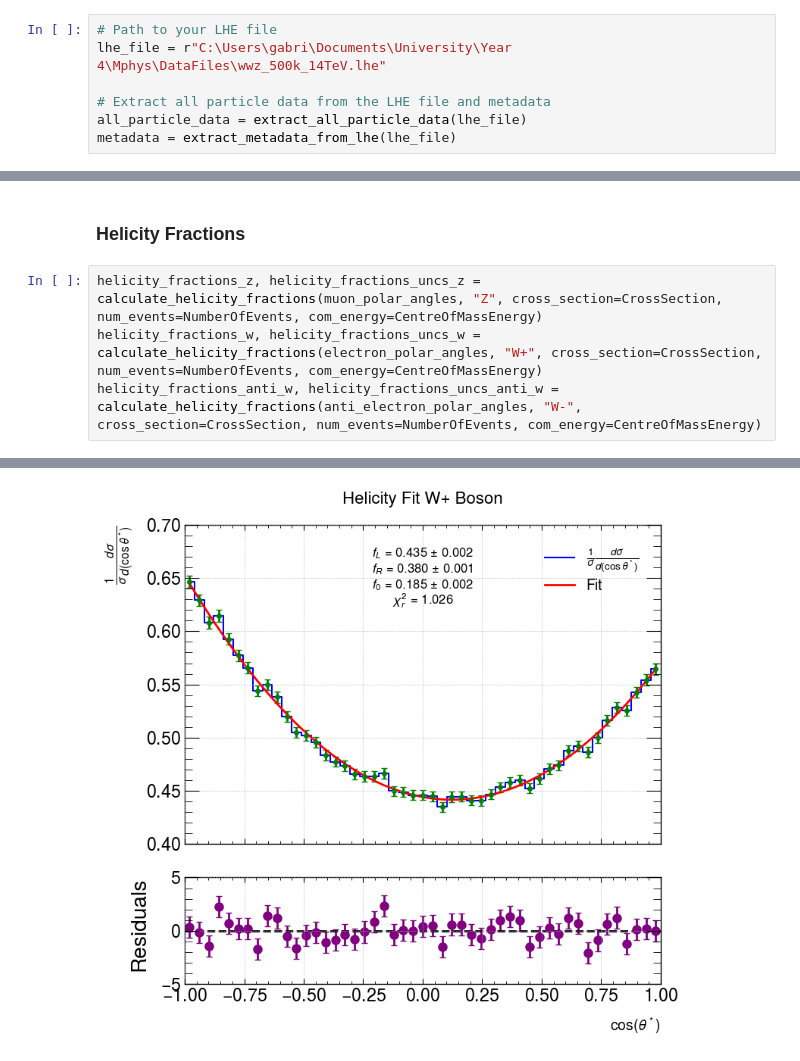
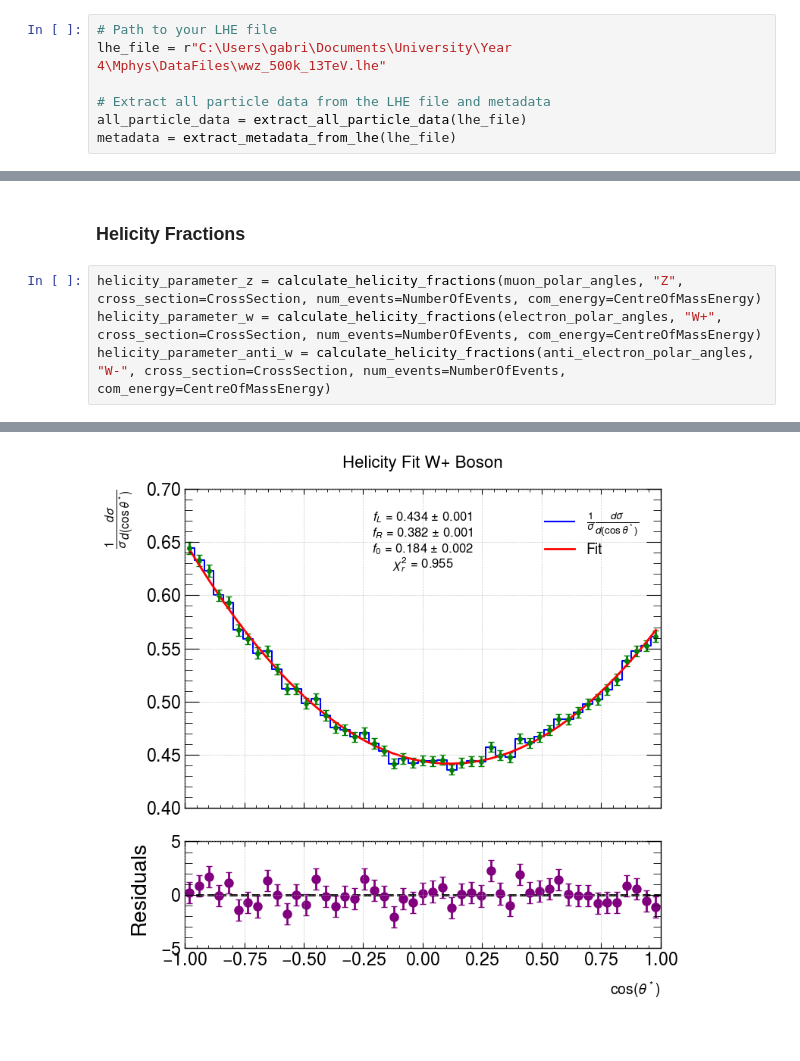
Before and after one commit to Gabriel-HowellBatty/TriBoson, a Jupyter notebook: Polarisation/Polarity Code.ipynb, the cells around one changed output, grey strips where cells are left out. Cells and saved outputs as stored; diff of their text form.

```diff
--- a/Polarisation/Polarity Code.ipynb
+++ b/Polarisation/Polarity Code.ipynb
@@ -538,7 +616,7 @@ def plot_phi_distribution(phi_data, cross_section, com_energy, num_events, decay
 ### Importing Data
 # %%
 # Path to your LHE file
-lhe_file = r"C:\Users\gabri\Documents\University\Year 4\Mphys\DataFiles\wwz_500k_14TeV.lhe"
+lhe_file = r"C:\Users\gabri\Documents\University\Year 4\Mphys\DataFiles\wwz_500k_13TeV.lhe"
 
 # Extract all particle data from the LHE file and metadata
 all_particle_data = extract_all_particle_data(lhe_file)
@@ -673,7 +760,7 @@ plot_phi_distribution(anti_electron_neutrino_azimuthal_angles, cross_section=Cro
 # %% [markdown]
 ### Helicity Fractions
 # %%
-helicity_fractions_z, helicity_fractions_uncs_z = calculate_helicity_fractions(muon_polar_angles, "Z", cross_section=CrossSection, num_events=NumberOfEvents, com_energy=CentreOfMassEnergy)
-helicity_fractions_w, helicity_fractions_uncs_w = calculate_helicity_fractions(electron_polar_angles, "W+", cross_section=CrossSection, num_events=NumberOfEvents, com_energy=CentreOfMassEnergy)
-helicity_fractions_anti_w, helicity_fractions_uncs_anti_w = calculate_helicity_fractions(anti_electron_polar_angles, "W-", cross_section=CrossSection, num_events=NumberOfEvents, com_energy=CentreOfMassEnergy)
+helicity_parameter_z = calculate_helicity_fractions(muon_polar_angles, "Z", cross_section=CrossSection, num_events=NumberOfEvents, com_energy=CentreOfMassEnergy)
+helicity_parameter_w = calculate_helicity_fractions(electron_polar_angles, "W+", cross_section=CrossSection, num_events=NumberOfEvents, com_energy=CentreOfMassEnergy)
+helicity_parameter_anti_w = calculate_helicity_fractions(anti_electron_polar_angles, "W-", cross_section=CrossSection, num_events=NumberOfEvents, com_energy=CentreOfMassEnergy)
 # %% [output]
@@ -681 +768 @@ helicity_fractions_anti_w, helicity_fractions_uncs_anti_w = calculate_helicity_f
-[figure, old version]
+[figure, new version]
```
Also changed, not shown: parts of 9 cells of this notebook.
